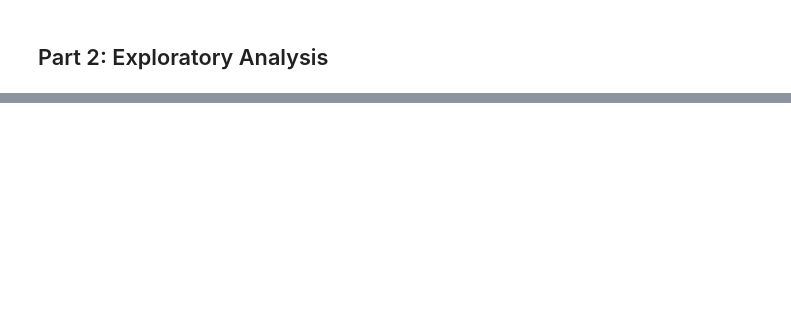
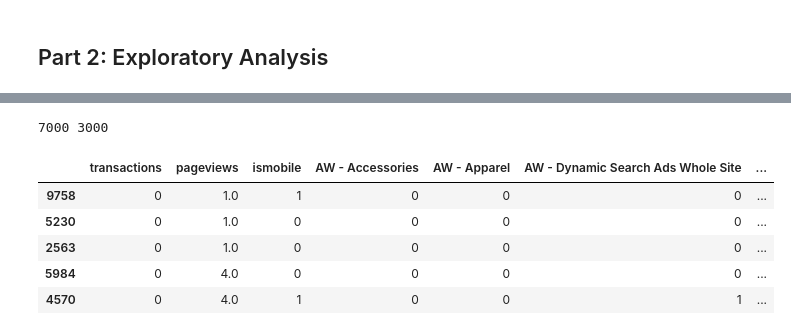
Before and after one commit to dsimonds-bot/bqml-google-analytics-conversion-pred, a Jupyter notebook: src/purchase-classification-google-analytics.ipynb, the cells around one changed output, grey strips where cells are left out. Saved outputs shown, nothing was run; the diff lists cells and outputs as text; code cells hidden in the pictures; blank space fills up the shorter version.

```diff
--- a/src/purchase-classification-google-analytics.ipynb
+++ b/src/purchase-classification-google-analytics.ipynb
@@ -86,0 +143,41 @@ campaignTransactions
+# %%
+# Making a copy of raw data
+df = rawData.copy()
+
+# Converting isMobile to int
+df['ismobile'] = df['ismobile'].astype(int)
+
+# Dropping country
+df.drop('country', axis = 1, inplace = True)
+
+# Getting dummy variables for campaign
+campaignDummies = pd.get_dummies(df['campaign'])
+df = pd.concat([df, campaignDummies], axis = 1)
+df.drop('campaign', axis = 1, inplace = True)
+
+# Dropping date
+df.drop('date', axis = 1, inplace = True)
+
+# Gathering training and test splits
+df_train, df_test = model_selection.train_test_split(df, test_size=0.3)
+
+# Replacing NaN for page views and means
+trainPageViewMean = df_train['pageviews'].mean()
+trainTransactionsMean = df_train['transactions'].mean()
+
+for i in [df_train, df_test]:
+    i['pageviews'].replace(np.nan, trainPageViewMean)
+    i['transactions'].replace(np.nan, trainTransactionsMean)
+
+print(len(df_train), len(df_test))
+# %% [output]
+7000 3000
+# %%
+df_train.head()
+# %% [output]
+|  | transactions | pageviews | ismobile | AW - Accessories | AW - Apparel | AW - Dynamic Search Ads Whole Site | ... |
+| 9758 | 0 | 1.0 | 1 | 0 | 0 | 0 | ... |
+| 5230 | 0 | 1.0 | 0 | 0 | 0 | 0 | ... |
+| 2563 | 0 | 1.0 | 0 | 0 | 0 | 0 | ... |
+| 5984 | 0 | 4.0 | 0 | 0 | 0 | 0 | ... |
+| 4570 | 0 | 4.0 | 1 | 0 | 0 | 1 | ... |
```
Also changed, not shown: parts of 10 cells of this notebook, 1 other file.
